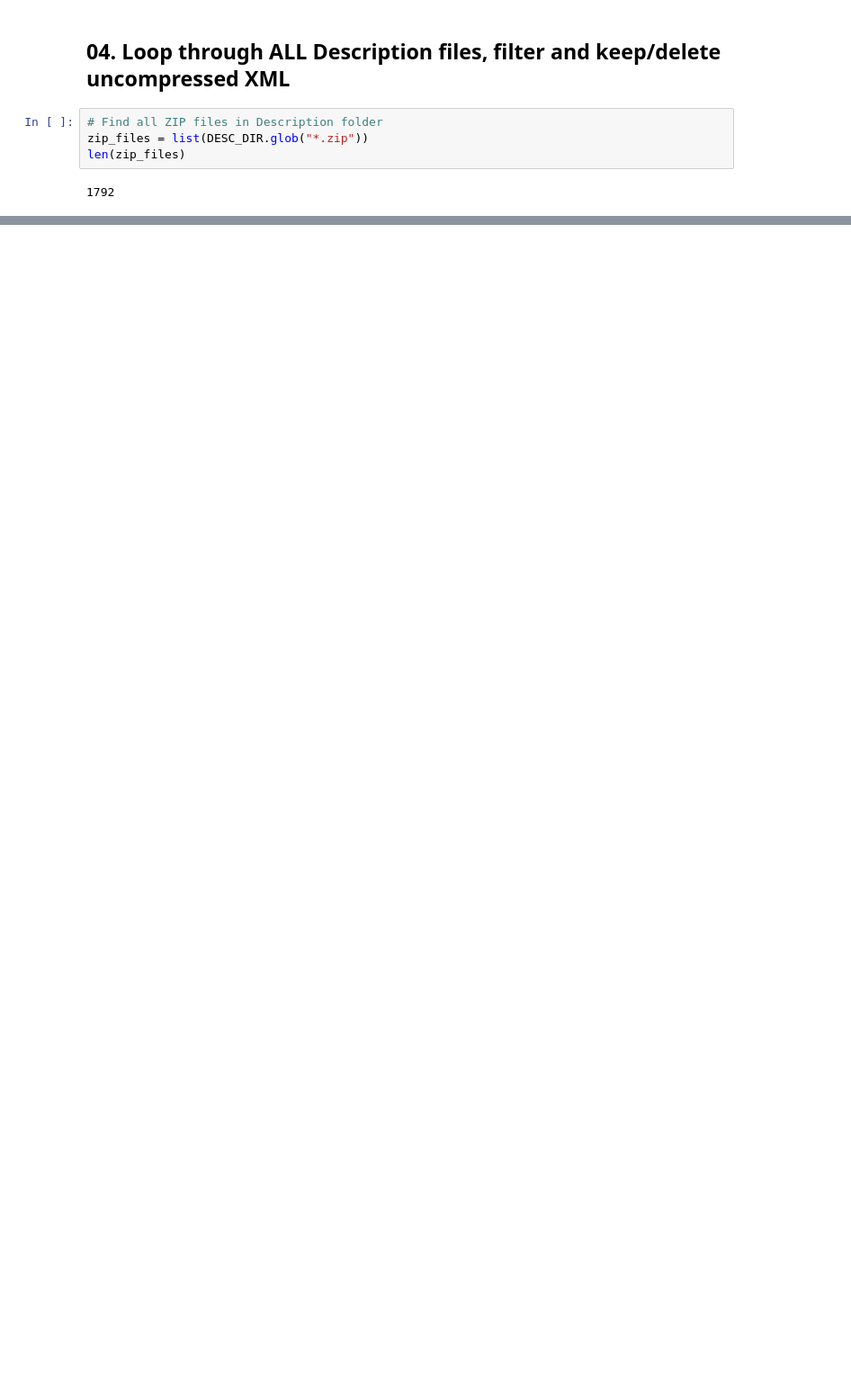
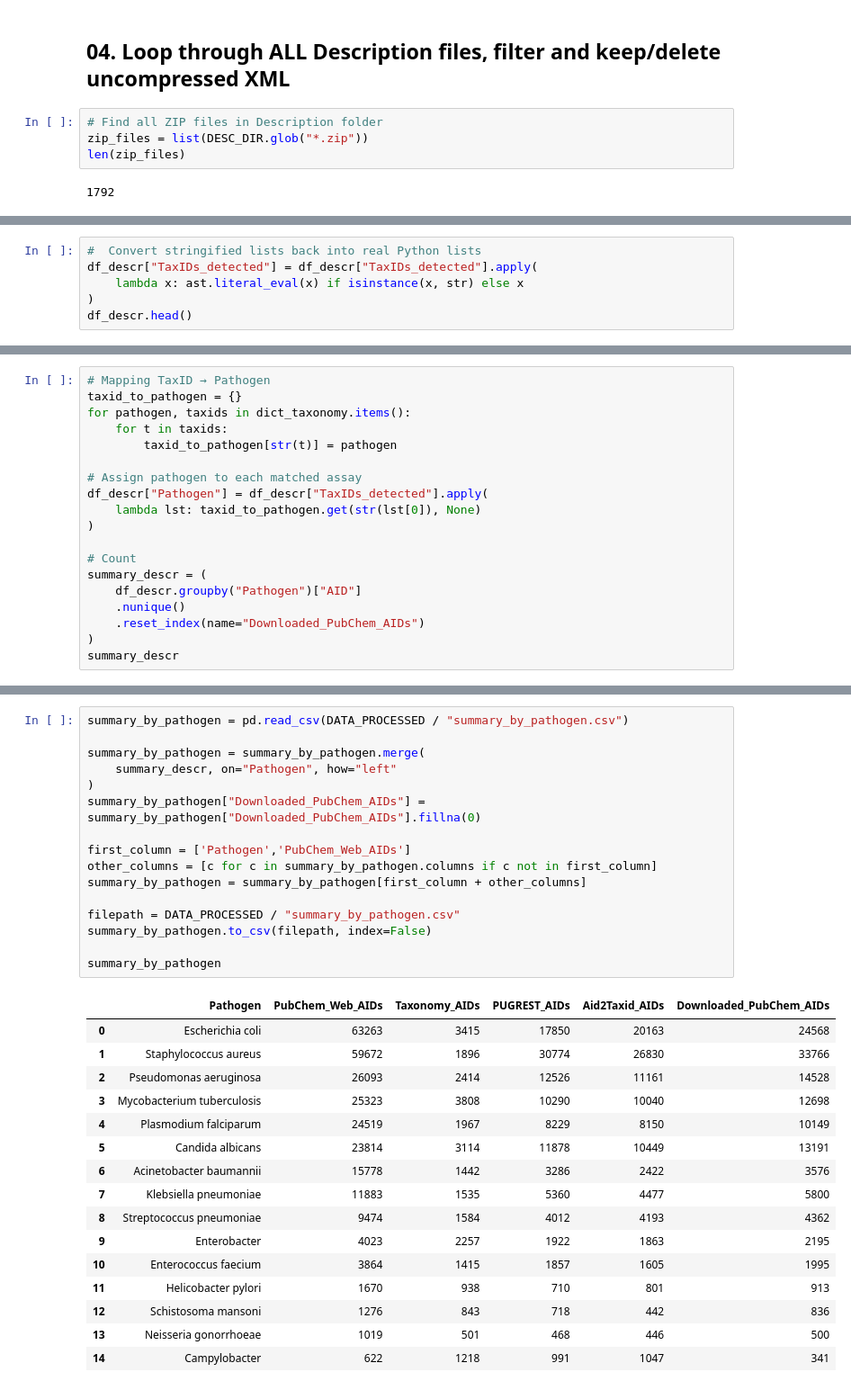
Before and after one commit to ersilia-os/pubchem-antimicrobial-tasks, a Jupyter notebook: notebooks/03_Filtering_pathogen_bioassays.ipynb, the cells around one changed output, grey strips where cells are left out. Shown at 90% size. Saved outputs shown, nothing was run; the diff lists cells and outputs as text; blank space fills up the shorter version.

```diff
--- a/notebooks/03_Filtering_pathogen_bioassays.ipynb
+++ b/notebooks/03_Filtering_pathogen_bioassays.ipynb
@@ -247,0 +362,6 @@ def process_description_zip(zip_path, target_taxid_set):
+# %%
+#  Convert stringified lists back into real Python lists
+df_descr["TaxIDs_detected"] = df_descr["TaxIDs_detected"].apply(
+    lambda x: ast.literal_eval(x) if isinstance(x, str) else x
+)
+df_descr.head()
@@ -247,0 +375,19 @@ def process_description_zip(zip_path, target_taxid_set):
+# %%
+# Mapping TaxID → Pathogen
+taxid_to_pathogen = {}
+for pathogen, taxids in dict_taxonomy.items():
+    for t in taxids:
+        taxid_to_pathogen[str(t)] = pathogen
+
+# Assign pathogen to each matched assay
+df_descr["Pathogen"] = df_descr["TaxIDs_detected"].apply(
+    lambda lst: taxid_to_pathogen.get(str(lst[0]), None)
+)
+
+# Count
+summary_descr = (
+    df_descr.groupby("Pathogen")["AID"]
+    .nunique()
+    .reset_index(name="Downloaded_PubChem_AIDs")
+)
+summary_descr
@@ -247,0 +411,33 @@ def process_description_zip(zip_path, target_taxid_set):
+# %%
+summary_by_pathogen = pd.read_csv(DATA_PROCESSED / "summary_by_pathogen.csv")
+
+summary_by_pathogen = summary_by_pathogen.merge(
+    summary_descr, on="Pathogen", how="left"
+)
+summary_by_pathogen["Downloaded_PubChem_AIDs"] = summary_by_pathogen["Downloaded_PubChem_AIDs"].fillna(0)
+
+first_column = ['Pathogen','PubChem_Web_AIDs']
+other_columns = [c for c in summary_by_pathogen.columns if c not in first_column]
+summary_by_pathogen = summary_by_pathogen[first_column + other_columns]
+
+filepath = DATA_PROCESSED / "summary_by_pathogen.csv"
+summary_by_pathogen.to_csv(filepath, index=False)
+
+summary_by_pathogen
+# %% [output]
+|  | Pathogen | PubChem_Web_AIDs | Taxonomy_AIDs | PUGREST_AIDs | Aid2Taxid_AIDs | Downloaded_PubChem_AIDs |
+| 0 | Escherichia coli | 63263 | 3415 | 17850 | 20163 | 24568 |
+| 1 | Staphylococcus aureus | 59672 | 1896 | 30774 | 26830 | 33766 |
+| 2 | Pseudomonas aeruginosa | 26093 | 2414 | 12526 | 11161 | 14528 |
+| 3 | Mycobacterium tuberculosis | 25323 | 3808 | 10290 | 10040 | 12698 |
+| 4 | Plasmodium falciparum | 24519 | 1967 | 8229 | 8150 | 10149 |
+| 5 | Candida albicans | 23814 | 3114 | 11878 | 10449 | 13191 |
+| 6 | Acinetobacter baumannii | 15778 | 1442 | 3286 | 2422 | 3576 |
+| 7 | Klebsiella pneumoniae | 11883 | 1535 | 5360 | 4477 | 5800 |
+| 8 | Streptococcus pneumoniae | 9474 | 1584 | 4012 | 4193 | 4362 |
+| 9 | Enterobacter | 4023 | 2257 | 1922 | 1863 | 2195 |
+| 10 | Enterococcus faecium | 3864 | 1415 | 1857 | 1605 | 1995 |
+| 11 | Helicobacter pylori | 1670 | 938 | 710 | 801 | 913 |
+| 12 | Schistosoma mansoni | 1276 | 843 | 718 | 442 | 836 |
+| 13 | Neisseria gonorrhoeae | 1019 | 501 | 468 | 446 | 500 |
+| 14 | Campylobacter | 622 | 1218 | 991 | 1047 | 341 |
```
Also changed, not shown: parts of 9 cells of this notebook, 1 other file.
